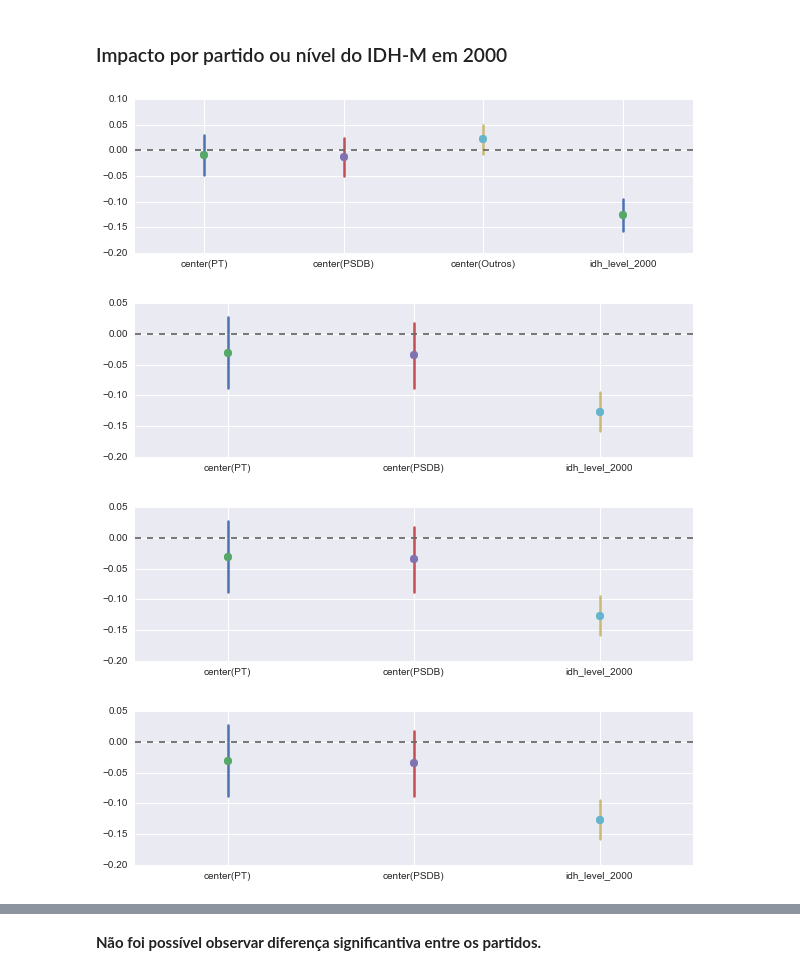
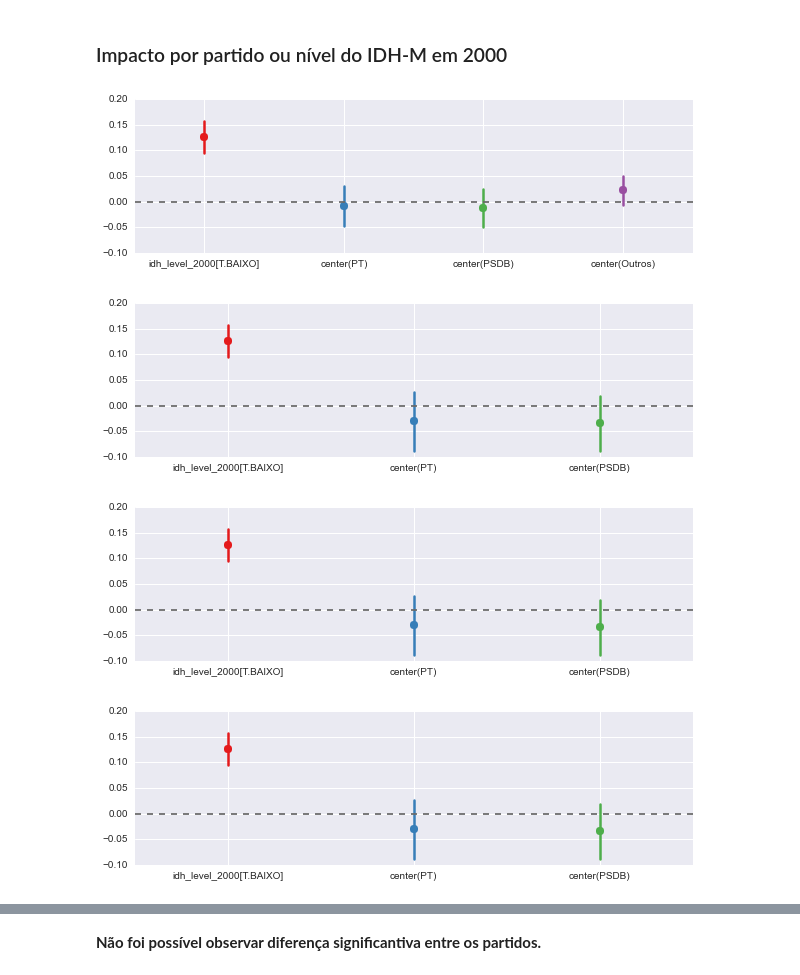
Before and after one commit to xboard/xboard.github.io, a Jupyter notebook: ipynb/IDH.ipynb, the cells around one changed output, grey strips where cells are left out. Cells and saved outputs as stored; diff of their text form; code cells hidden in the pictures.

```diff
--- a/ipynb/IDH.ipynb
+++ b/ipynb/IDH.ipynb
@@ -55,12 +55,12 @@ def idh_level(x):
 """
 def idh_level2(x):
     if x >= table[4][2:].apply(idh_format).median():
-        return 1
-    else: return 0
+        return "ALTO"
+    else: return "BAIXO"
 # %%
-idhm_df = pd.DataFrame({u'Estado':table[2][2:].tolist(),u'2010':table[3][2:].apply(idh_format).tolist(),u'2000':table[4][2:].apply(idh_format).tolist()})
-idhm_df["Ratio"] = idhm_df["2010"]/idhm_df["2000"]
-idhm_df["idh_level_2000"] = idhm_df["2000"].apply(idh_level2)
+idhm_df = pd.DataFrame({u'Estado':table[2][2:].tolist(),u'I2010':table[3][2:].apply(idh_format).tolist(),u'I2000':table[4][2:].apply(idh_format).tolist()})
+idhm_df["Ratio"] = idhm_df["I2010"]/idhm_df["I2000"]
+idhm_df["idh_level_2000"] = idhm_df["I2000"].apply(idh_level2)
 # %%
 idhm_df
 # %% [output]
@@ -238,15 +244,15 @@ sns.pairplot(df, hue="idh_level_2000", size=2.5)
 # %% [markdown]
 ### Impacto por partido ou nível do IDH-M em 2000
 # %%
-sns.coefplot("center(Ratio) ~ center(PT) + center(PSDB) + center(Outros) + idh_level_2000", df, palette="Set1");
-sns.coefplot("center(Ratio) ~ center(PT) + center(PSDB) + idh_level_2000", df, palette="Set1");
-sns.coefplot("center(Ratio) ~ center(PT) + center(PSDB) + idh_level_2000", df, palette="Set1");
-sns.coefplot("center(Ratio) ~ center(PT) + center(PSDB) + idh_level_2000", df, palette="Set1");
+sns.coefplot("center(Ratio) ~ center(PT) + center(PSDB) + center(Outros) + C(idh_level_2000)", df, palette="Set1");
+sns.coefplot("center(Ratio) ~ center(PT) + center(PSDB) + C(idh_level_2000)", df, palette="Set1");
+sns.coefplot("center(Ratio) ~ center(PT) + center(PSDB) + C(idh_level_2000)", df, palette="Set1");
+sns.coefplot("center(Ratio) ~ center(PT) + center(PSDB) + C(idh_level_2000)", df, palette="Set1");
 # %% [output]
-[figure, old version]
+[figure, new version]
-[figure, old version]
+[figure, new version]
-[figure, old version]
+[figure, new version]
-[figure, old version]
+[figure, new version]
 # %%
 from statsmodels.formula.api import ols
 # %%
```
Also changed, not shown: parts of 15 cells of this notebook, 3 other files.
